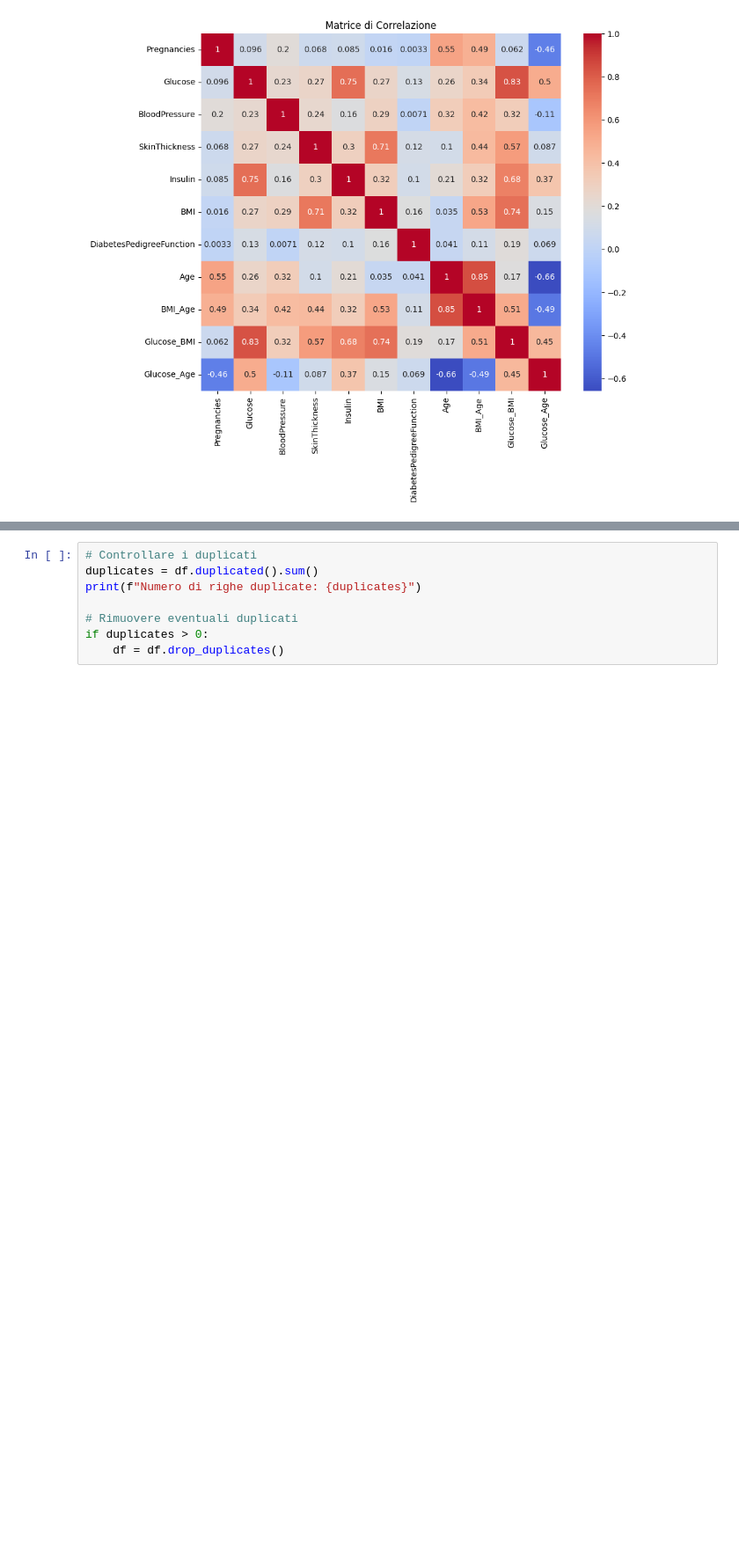
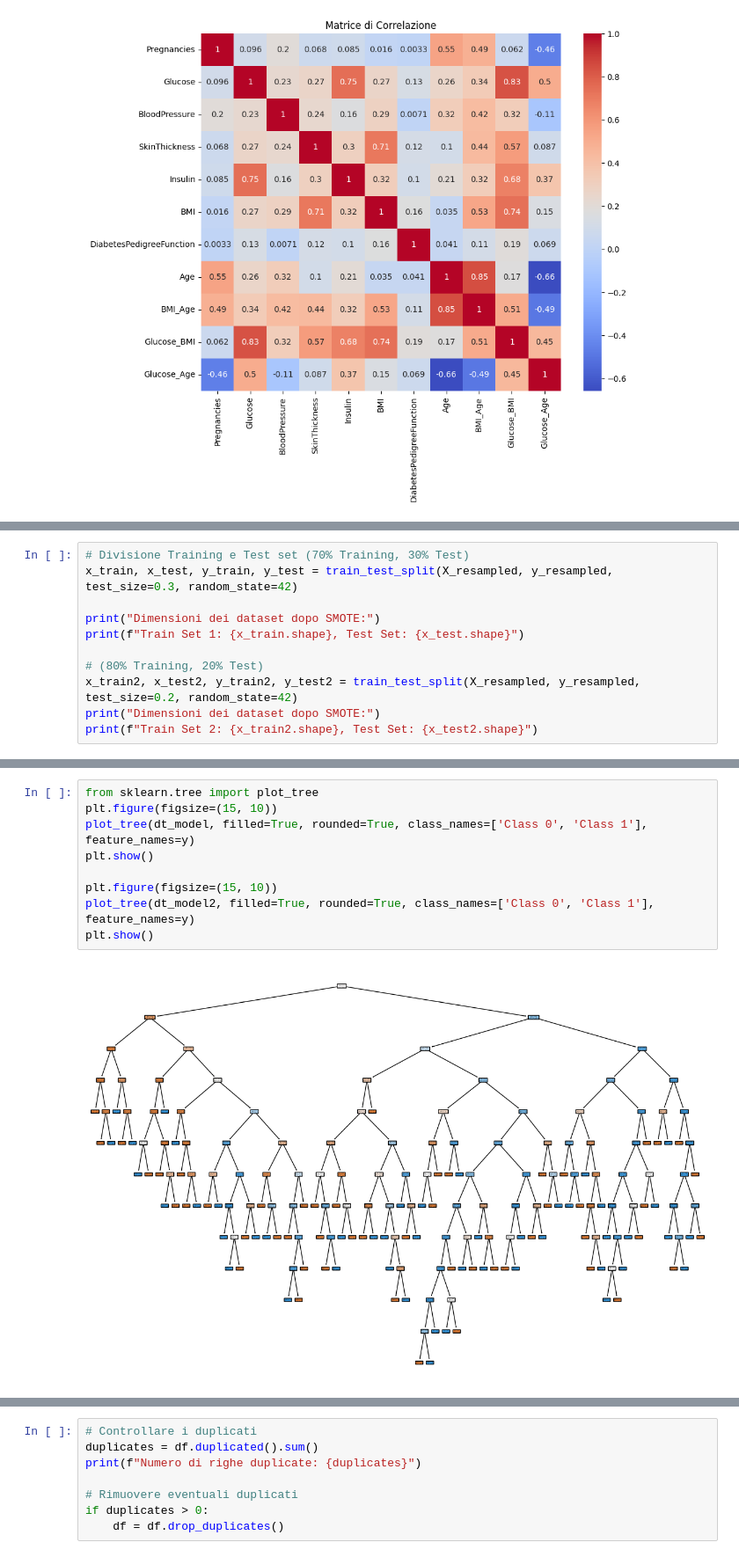
Before and after one commit to oleksandragolub/Progetto-Machine-Learning, a Jupyter notebook: progetto_machine_learning.ipynb, the cells around one changed output, grey strips where cells are left out. Shown at 88% size. Drawn from its saved outputs; the diff is of its cells as text; blank space fills up the shorter version.

```diff
--- a/progetto_machine_learning.ipynb
+++ b/progetto_machine_learning.ipynb
@@ -627,0 +644,11 @@ plt.show()
+# %%
+# Divisione Training e Test set (70% Training, 30% Test)
+x_train, x_test, y_train, y_test = train_test_split(X_resampled, y_resampled, test_size=0.3, random_state=42)
+
+print("Dimensioni dei dataset dopo SMOTE:")
+print(f"Train Set 1: {x_train.shape}, Test Set: {x_test.shape}")
+
+# (80% Training, 20% Test)
+x_train2, x_test2, y_train2, y_test2 = train_test_split(X_resampled, y_resampled, test_size=0.2, random_state=42)
+print("Dimensioni dei dataset dopo SMOTE:")
+print(f"Train Set 2: {x_train2.shape}, Test Set: {x_test2.shape}")
@@ -627,0 +708,11 @@ plt.show()
+# %%
+from sklearn.tree import plot_tree
+plt.figure(figsize=(15, 10))
+plot_tree(dt_model, filled=True, rounded=True, class_names=['Class 0', 'Class 1'], feature_names=y)
+plt.show()
+
+plt.figure(figsize=(15, 10))
+plot_tree(dt_model2, filled=True, rounded=True, class_names=['Class 0', 'Class 1'], feature_names=y)
+plt.show()
+# %% [output]
+[figure, added]
```
Also changed, not shown: parts of 24 cells of this notebook.
